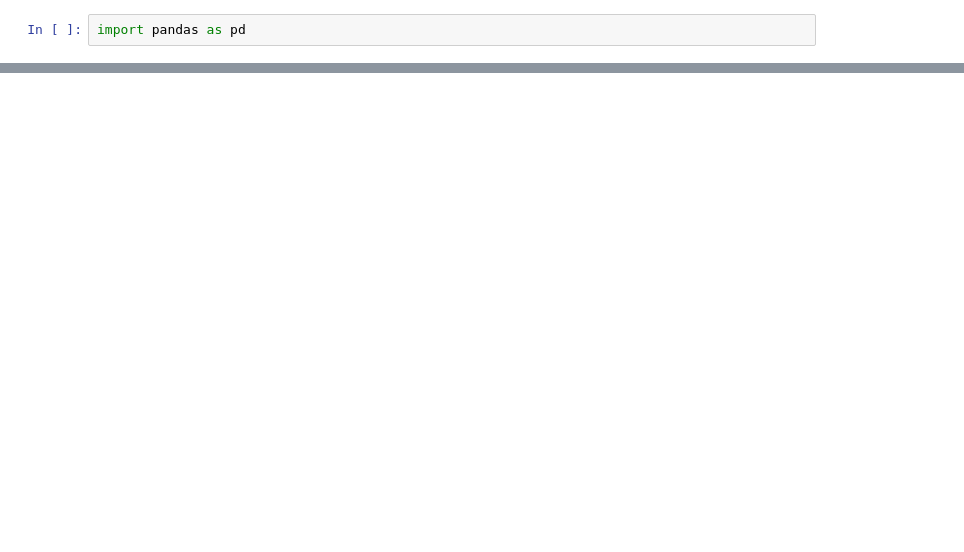
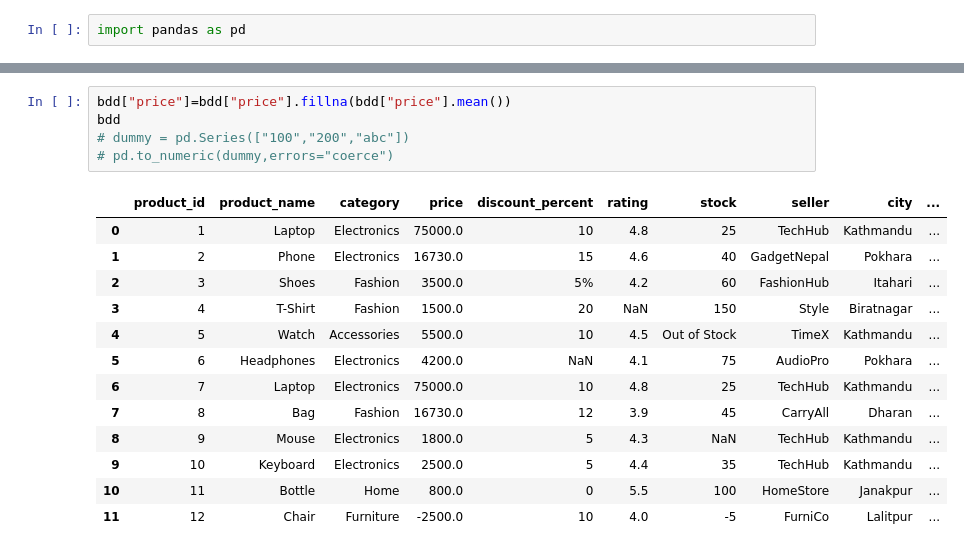
Before and after one commit to maheshbasnet089/AI-UDAAN-SERIES, a Jupyter notebook: daraz.ipynb, the cells around one changed output, grey strips where cells are left out. Drawn from its saved outputs; the diff is of its cells as text; blank space fills up the shorter version.

```diff
--- a/daraz.ipynb
+++ b/daraz.ipynb
@@ -45,0 +68,19 @@ print(dd.sort_values("TotalAmount",ascending=False))
+# %%
+bdd["price"]=bdd["price"].fillna(bdd["price"].mean())
+bdd
+# dummy = pd.Series(["100","200","abc"])
+# pd.to_numeric(dummy,errors="coerce")
+# %% [output]
+|  | product_id | product_name | category | price | discount_percent | rating | stock | seller | city | ... |
+| 0 | 1 | Laptop | Electronics | 75000.0 | 10 | 4.8 | 25 | TechHub | Kathmandu | ... |
+| 1 | 2 | Phone | Electronics | 16730.0 | 15 | 4.6 | 40 | GadgetNepal | Pokhara | ... |
+| 2 | 3 | Shoes | Fashion | 3500.0 | 5% | 4.2 | 60 | FashionHub | Itahari | ... |
+| 3 | 4 | T-Shirt | Fashion | 1500.0 | 20 | NaN | 150 | Style | Biratnagar | ... |
+| 4 | 5 | Watch | Accessories | 5500.0 | 10 | 4.5 | Out of Stock | TimeX | Kathmandu | ... |
+| 5 | 6 | Headphones | Electronics | 4200.0 | NaN | 4.1 | 75 | AudioPro | Pokhara | ... |
+| 6 | 7 | Laptop | Electronics | 75000.0 | 10 | 4.8 | 25 | TechHub | Kathmandu | ... |
+| 7 | 8 | Bag | Fashion | 16730.0 | 12 | 3.9 | 45 | CarryAll | Dharan | ... |
+| 8 | 9 | Mouse | Electronics | 1800.0 | 5 | 4.3 | NaN | TechHub | Kathmandu | ... |
+| 9 | 10 | Keyboard | Electronics | 2500.0 | 5 | 4.4 | 35 | TechHub | Kathmandu | ... |
+| 10 | 11 | Bottle | Home | 800.0 | 0 | 5.5 | 100 | HomeStore | Janakpur | ... |
+| 11 | 12 | Chair | Furniture | -2500.0 | 10 | 4.0 | -5 | FurniCo | Lalitpur | ... |
```
Also changed, not shown: parts of 5 cells of this notebook, 2 other files.
